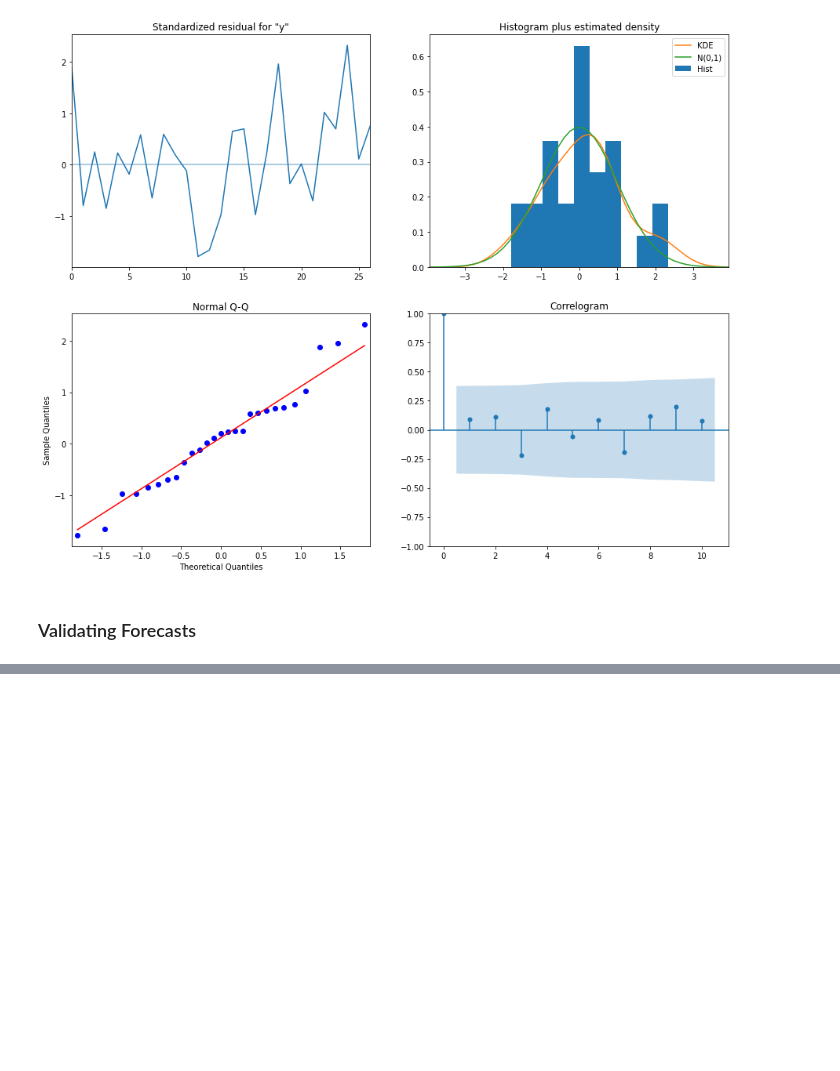
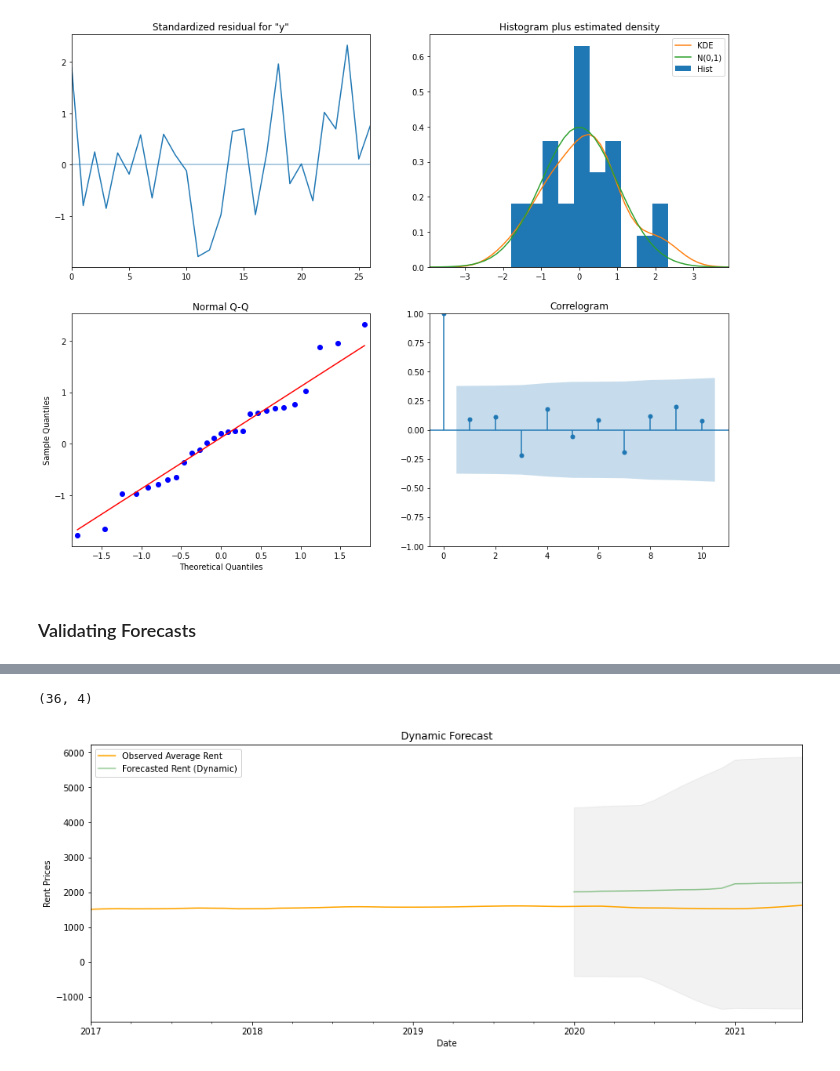
Before and after one commit to JeremyWeidner/421b_forecasting, a Jupyter notebook: arima_fit.ipynb, the cells around one changed output, grey strips where cells are left out. Drawn from its saved outputs; the diff is of its cells as text; code cells hidden in the pictures; blank space fills up the shorter version.

```diff
--- a/arima_fit.ipynb
+++ b/arima_fit.ipynb
@@ -302,0 +301,7 @@ plt.show()
+# %%
+# forecasts are generated using values from previous forecasted time points
+pred_dynamic = results.get_prediction(start= len(record['forecasted_rent']['2020':])
+                                      , dynamic=True
+                                      , full_results = True)
+
+pred_ci_dynamic = pred_dynamic.conf_int()
@@ -302,0 +341,29 @@ plt.show()
+# %%
+index = [i for i in range(len(record['forecasted_rent']['2020':]))]
+
+record_dynamic = record.drop(record.index[index])
+
+record_dynamic['forecasted_rent'] = y_forecasted_dynamic
+record_dynamic['CI_low'] = pred_ci_dynamic[:, 0]
+record_dynamic['CI_high'] = pred_ci_dynamic[:, 1]
+
+record_dynamic.shape
+# %% [output]
+(36, 4)
+# %%
+ax = record['avg_rent'].plot(label='Observed Average Rent', color = 'orange', figsize=(15, 6))
+record_dynamic['forecasted_rent']['2020':].plot(ax=ax, label='Forecasted Rent (Dynamic)', alpha=.4, color = "green")
+
+ax.fill_between(record_dynamic.index[-len(record_dynamic['forecasted_rent']['2020':]):],
+                pd.DataFrame.to_numpy(record_dynamic['CI_low']['2020':]),
+                pd.DataFrame.to_numpy(record_dynamic['CI_high']['2020':]),
+                color='k', alpha=.05)
+
+ax.set_xlabel('Date')
+ax.set_ylabel('Rent Prices')
+plt.legend(loc = 'upper left')
+plt.title("Dynamic Forecast")
+
+plt.show()
+# %% [output]
+[figure, added]
```
Also changed, not shown: parts of 8 cells of this notebook.
